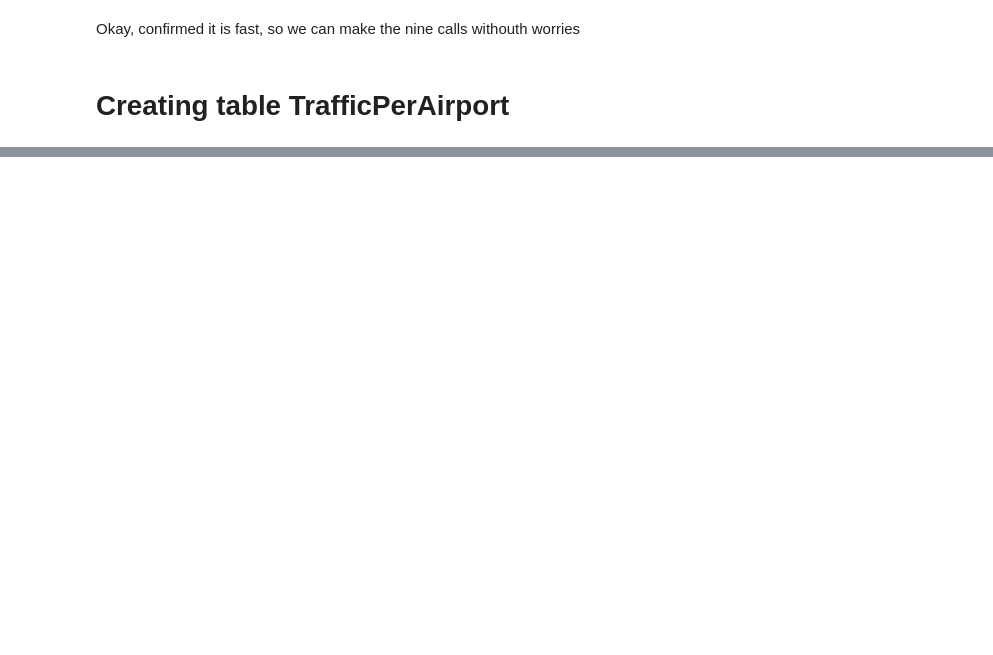
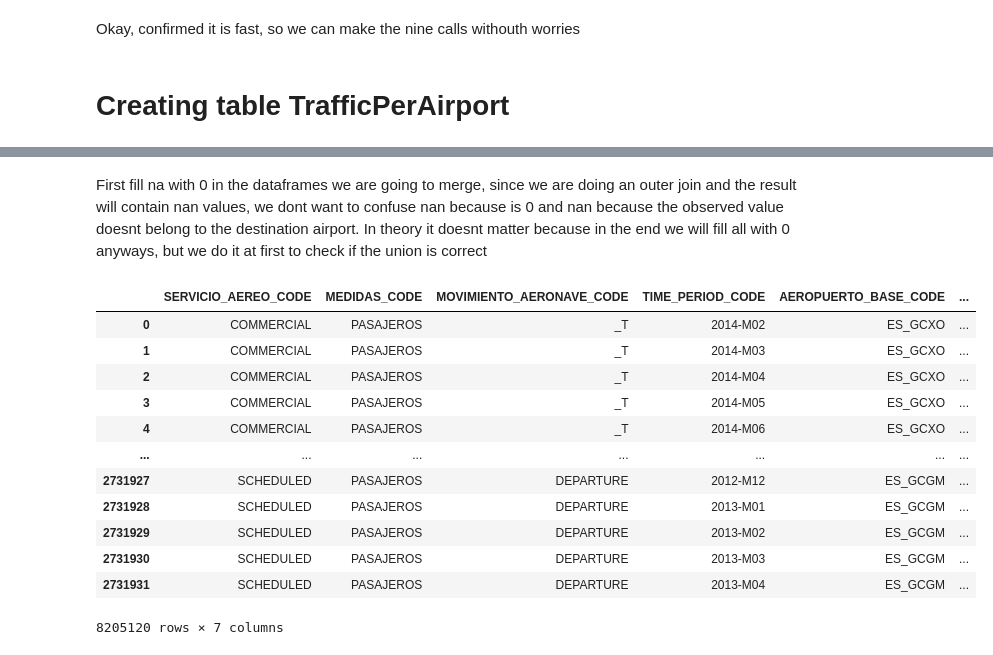
Before and after one commit to joseantonio002/air_transport_statistics_Canary_Islands, a Jupyter notebook: code_not_pipelines_tables/createTrafficPerAirport.ipynb, the cells around one changed output, grey strips where cells are left out. Drawn from its saved outputs; the diff is of its cells as text; code cells hidden in the pictures; blank space fills up the shorter version.

Commit message:
TrafficPerAirport almost done

```diff
--- a/code_not_pipelines_tables/createTrafficPerAirport.ipynb
+++ b/code_not_pipelines_tables/createTrafficPerAirport.ipynb
@@ -123,0 +153,21 @@ pass_t.shape[0]
+# %% [markdown]
+First fill na with 0 in the dataframes we are going to merge, since we are doing an outer join and the result will contain nan values, we dont want to confuse nan because is 0 and nan because the observed value doesnt belong to the destination airport. In theory it doesnt matter because in the end we will fill all with 0 anyways, but we do it at first to check if the union is correct
+# %%
+pass_t['OBS_VALUE'] = pass_t['OBS_VALUE'].fillna(0)
+op_t['OBS_VALUE'] = op_t['OBS_VALUE'].fillna(0)
+# %%
+pass_t
+# %% [output]
+|  | SERVICIO_AEREO_CODE | MEDIDAS_CODE | MOVIMIENTO_AERONAVE_CODE | TIME_PERIOD_CODE | AEROPUERTO_BASE_CODE | ... |
+| 0 | COMMERCIAL | PASAJEROS | _T | 2014-M02 | ES_GCXO | ... |
+| 1 | COMMERCIAL | PASAJEROS | _T | 2014-M03 | ES_GCXO | ... |
+| 2 | COMMERCIAL | PASAJEROS | _T | 2014-M04 | ES_GCXO | ... |
+| 3 | COMMERCIAL | PASAJEROS | _T | 2014-M05 | ES_GCXO | ... |
+| 4 | COMMERCIAL | PASAJEROS | _T | 2014-M06 | ES_GCXO | ... |
+| ... | ... | ... | ... | ... | ... | ... |
+| 2731927 | SCHEDULED | PASAJEROS | DEPARTURE | 2012-M12 | ES_GCGM | ... |
+| 2731928 | SCHEDULED | PASAJEROS | DEPARTURE | 2013-M01 | ES_GCGM | ... |
+| 2731929 | SCHEDULED | PASAJEROS | DEPARTURE | 2013-M02 | ES_GCGM | ... |
+| 2731930 | SCHEDULED | PASAJEROS | DEPARTURE | 2013-M03 | ES_GCGM | ... |
+| 2731931 | SCHEDULED | PASAJEROS | DEPARTURE | 2013-M04 | ES_GCGM | ... |
+8205120 rows × 7 columns
```
Also changed, not shown: parts of 39 cells of this notebook, 1 other file.
